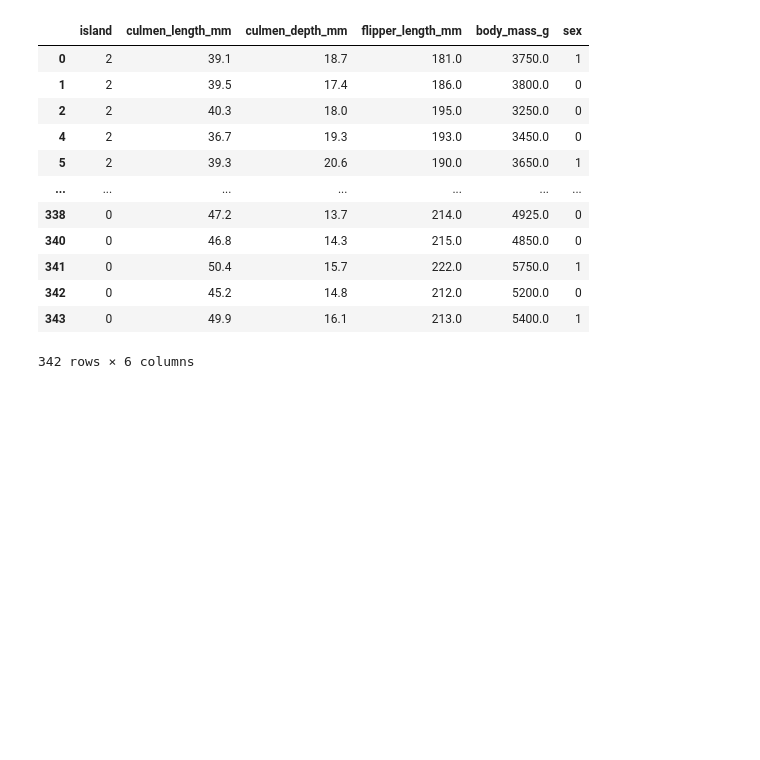
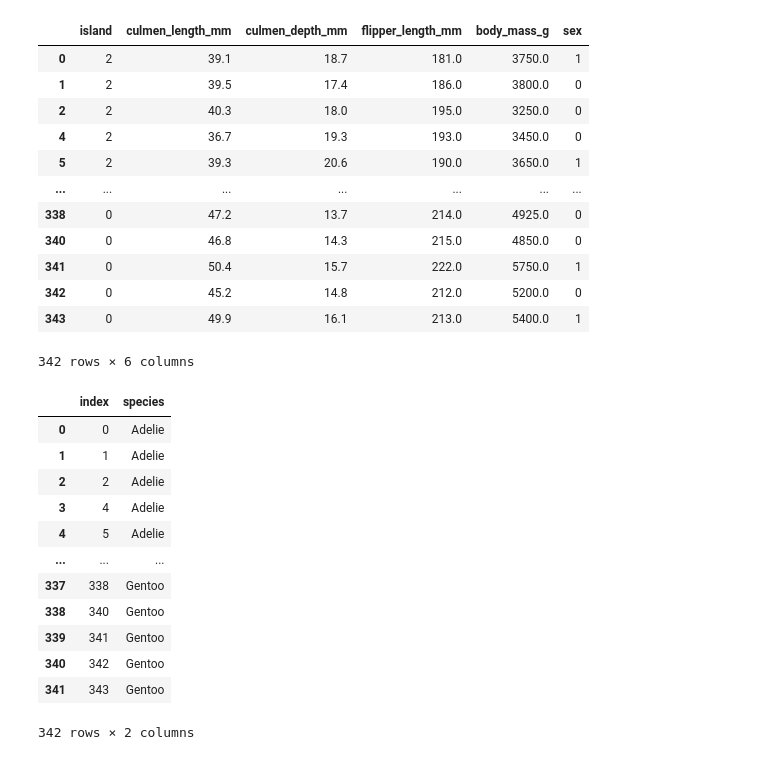
Before and after one commit to Karthik5412/Penguin-Species-Classification-Model, a Jupyter notebook: notebook.ipynb, the cells around one changed output. Cells and saved outputs as stored; diff of their text form; code cells hidden in the pictures; blank space fills up the shorter version.

```diff
--- a/notebook.ipynb
+++ b/notebook.ipynb
@@ -179,3 +179,19 @@ x_label
 | 342 | 0 | 45.2 | 14.8 | 212.0 | 5200.0 | 0 |
 | 343 | 0 | 49.9 | 16.1 | 213.0 | 5400.0 | 1 |
 342 rows × 6 columns
+# %%
+y
+# %% [output]
+|  | index | species |
+| 0 | 0 | Adelie |
+| 1 | 1 | Adelie |
+| 2 | 2 | Adelie |
+| 3 | 4 | Adelie |
+| 4 | 5 | Adelie |
+| ... | ... | ... |
+| 337 | 338 | Gentoo |
+| 338 | 340 | Gentoo |
+| 339 | 341 | Gentoo |
+| 340 | 342 | Gentoo |
+| 341 | 343 | Gentoo |
+342 rows × 2 columns
```
Also changed, not shown: parts of 5 cells of this notebook.
